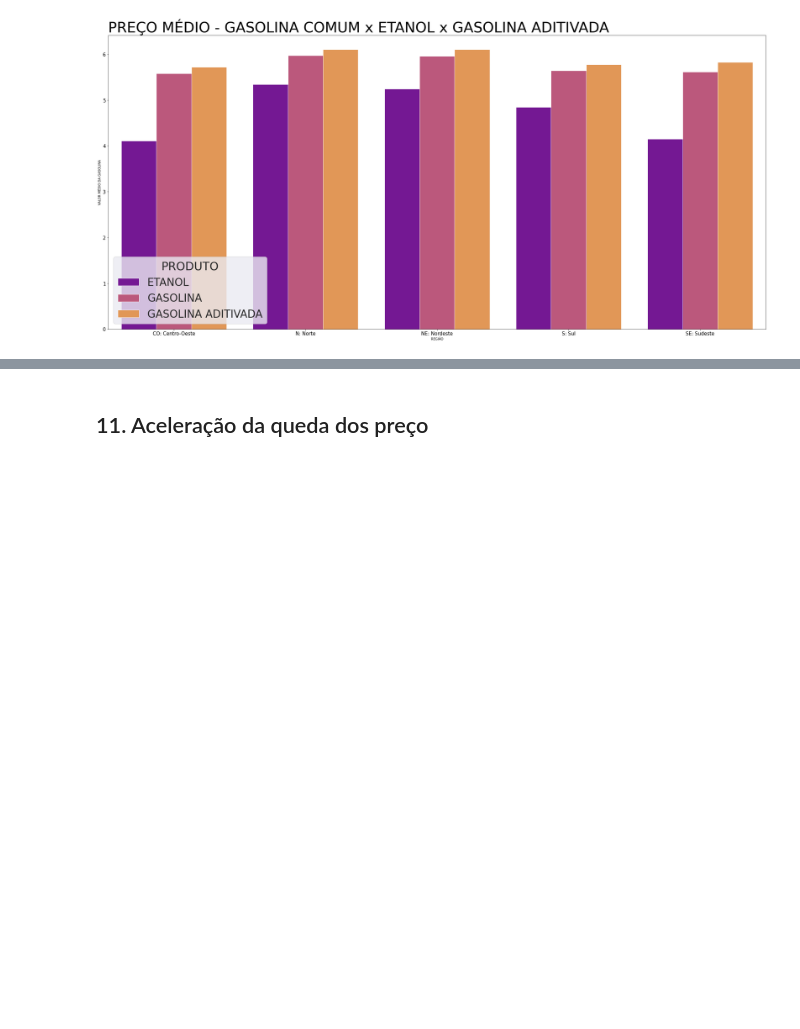
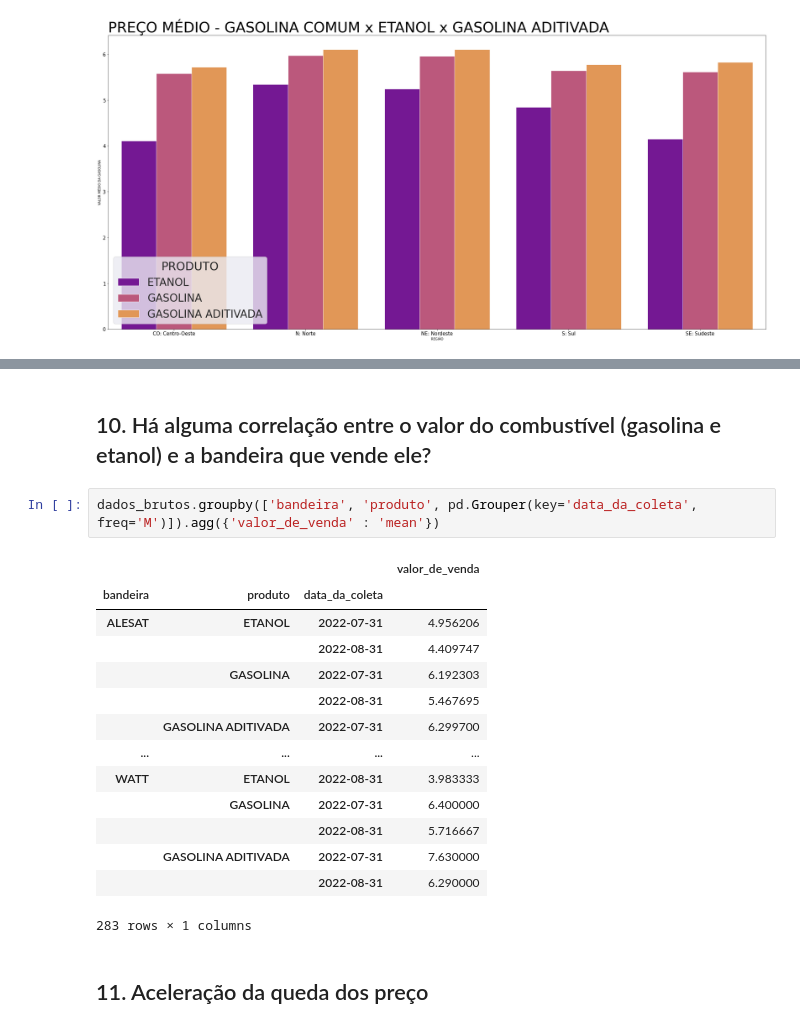
Before and after one commit to lucasCanella/Projeto-modulo-4, a Jupyter notebook: limpeza_adequacao_dados.ipynb, the cells around one changed output, grey strips where cells are left out. Cells and saved outputs as stored; diff of their text form; blank space fills up the shorter version.

```diff
--- a/limpeza_adequacao_dados.ipynb
+++ b/limpeza_adequacao_dados.ipynb
@@ -579,3 +602,22 @@ plt.tight_layout()
+# %% [markdown]
+## 10. Há alguma correlação entre o valor do combustível (gasolina e etanol) e a bandeira que vende ele?
+# %%
+dados_brutos.groupby(['bandeira', 'produto', pd.Grouper(key='data_da_coleta', freq='M')]).agg({'valor_de_venda' : 'mean'})
+# %% [output]
+|  |  |  | valor_de_venda |
+| bandeira | produto | data_da_coleta |  |
+| ALESAT | ETANOL | 2022-07-31 | 4.956206 |
+|  |  | 2022-08-31 | 4.409747 |
+|  | GASOLINA | 2022-07-31 | 6.192303 |
+|  |  | 2022-08-31 | 5.467695 |
+|  | GASOLINA ADITIVADA | 2022-07-31 | 6.299700 |
+| ... | ... | ... | ... |
+| WATT | ETANOL | 2022-08-31 | 3.983333 |
+|  | GASOLINA | 2022-07-31 | 6.400000 |
+|  |  | 2022-08-31 | 5.716667 |
+|  | GASOLINA ADITIVADA | 2022-07-31 | 7.630000 |
+|  |  | 2022-08-31 | 6.290000 |
+283 rows × 1 columns
 # %% [markdown]
 ## 11. Aceleração da queda dos preço
 # %%
```
Also changed, not shown: parts of 2 cells of this notebook.
